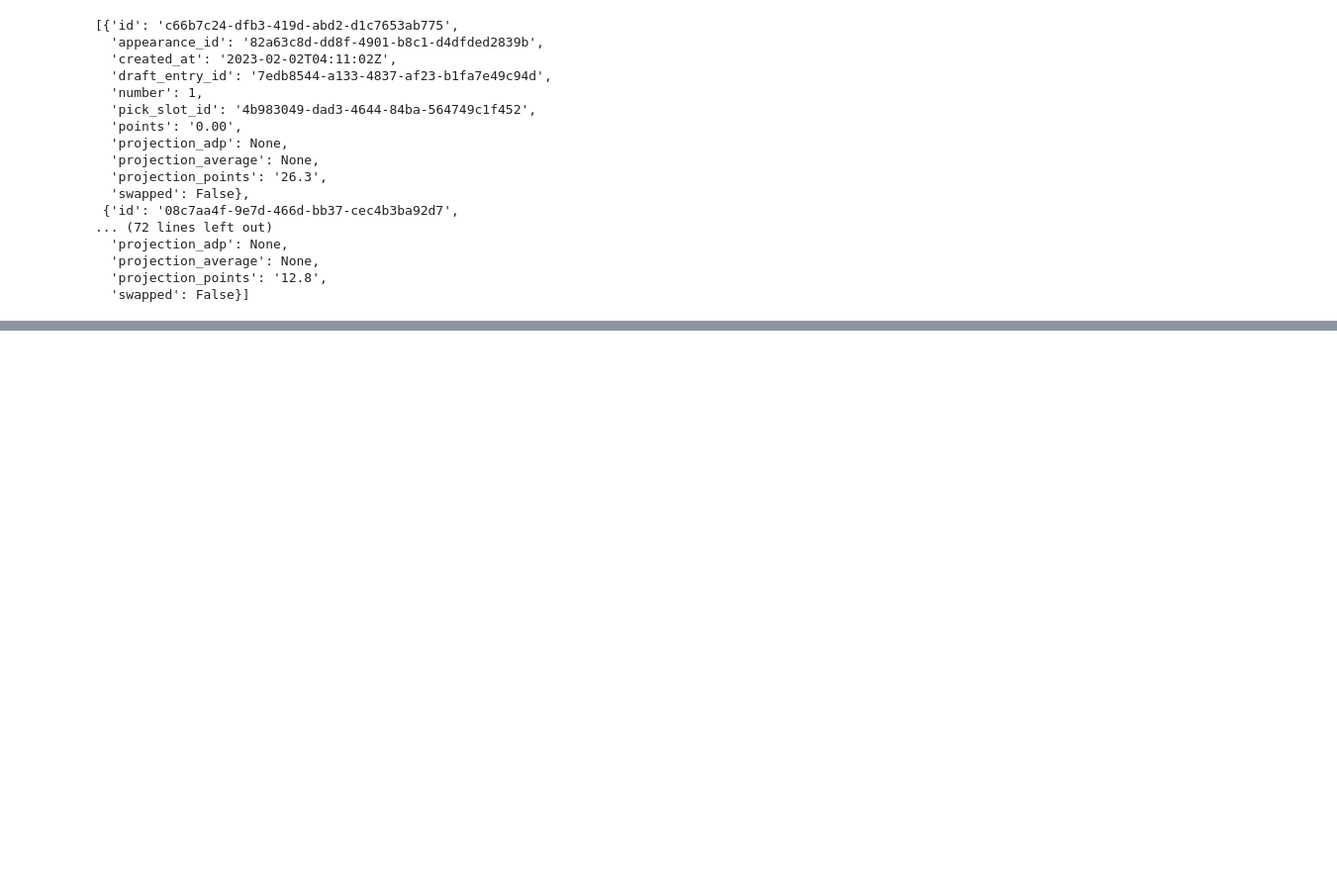
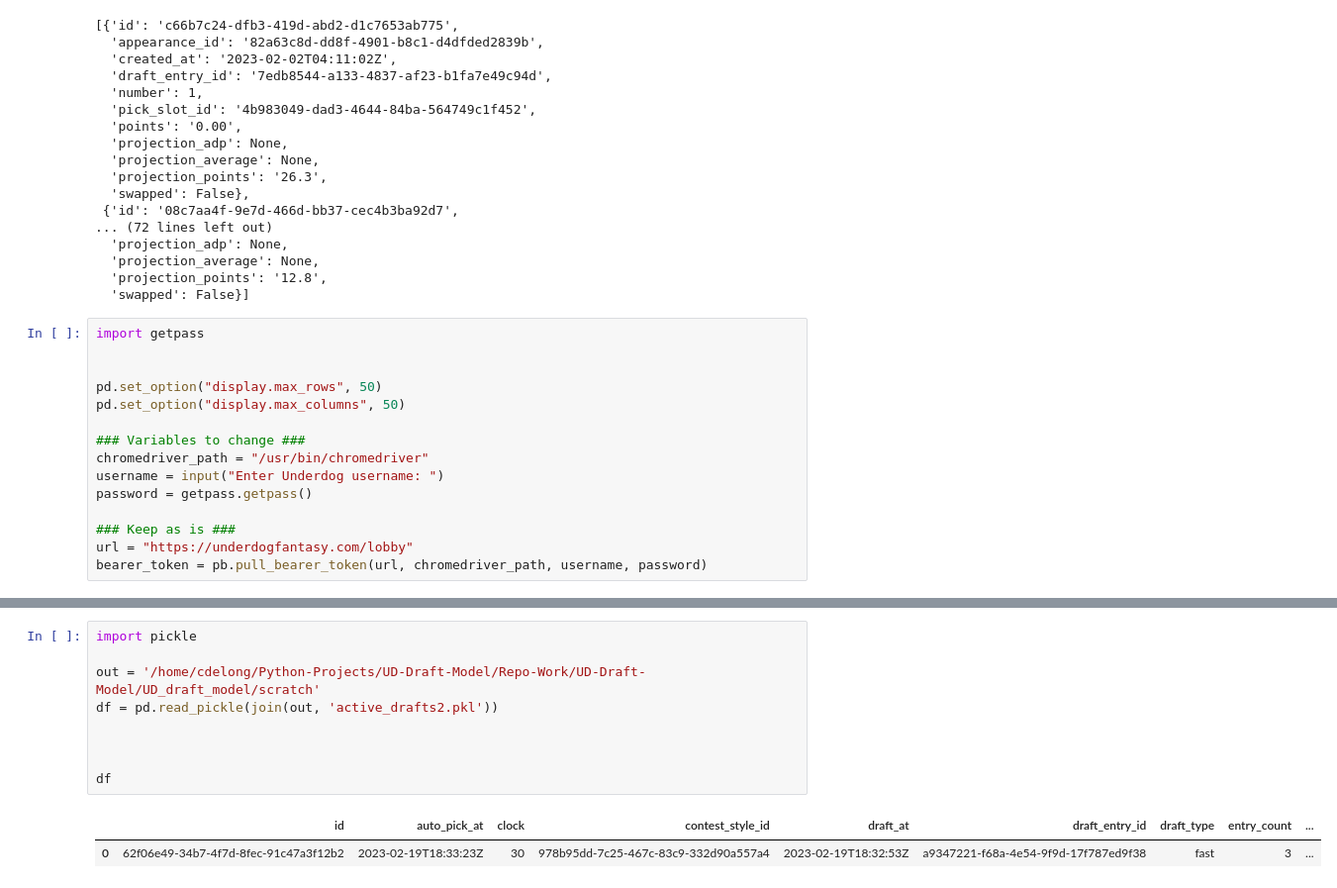
Before and after one commit to ConnorDeLong/Underdog-FF-Draft-Prediction, a Jupyter notebook: UD_draft_model/inference/test.ipynb, the cells around one changed output, grey strips where cells are left out. Shown: that part at 99% size. Saved outputs shown, nothing was run; the diff lists cells and outputs as text; blank space fills up the shorter version.

```diff
--- a/UD_draft_model/inference/test.ipynb
+++ b/UD_draft_model/inference/test.ipynb
@@ -97,3 +100,18 @@ data['draft']['picks']
   'projection_average': None,
   'projection_points': '12.8',
   'swapped': False}]
+# %%
+import getpass
+
+
+pd.set_option("display.max_rows", 50)
+pd.set_option("display.max_columns", 50)
+
+### Variables to change ###
+chromedriver_path = "/usr/bin/chromedriver"
+username = input("Enter Underdog username: ")
+password = getpass.getpass()
+
+### Keep as is ###
+url = "https://underdogfantasy.com/lobby"
+bearer_token = pb.pull_bearer_token(url, chromedriver_path, username, password)
@@ -99,0 +142,12 @@ data['draft']['picks']
+# %%
+import pickle
+
+out = '/home/cdelong/Python-Projects/UD-Draft-Model/Repo-Work/UD-Draft-Model/UD_draft_model/scratch'
+df = pd.read_pickle(join(out, 'active_drafts2.pkl'))
+
+
+
+df
+# %% [output]
+|  | id | auto_pick_at | clock | contest_style_id | draft_at | draft_entry_id | draft_type | entry_count | ... |
+| 0 | 62f06e49-34b7-4f7d-8fec-91c47a3f12b2 | 2023-02-19T18:33:23Z | 30 | 978b95dd-7c25-467c-83c9-332d90a557a4 | 2023-02-19T18:32:53Z | a9347221-f68a-4e54-9f9d-17f787ed9f38 | fast | 3 | ... |
```
Also changed, not shown: parts of 3 cells of this notebook, 4 other files.
